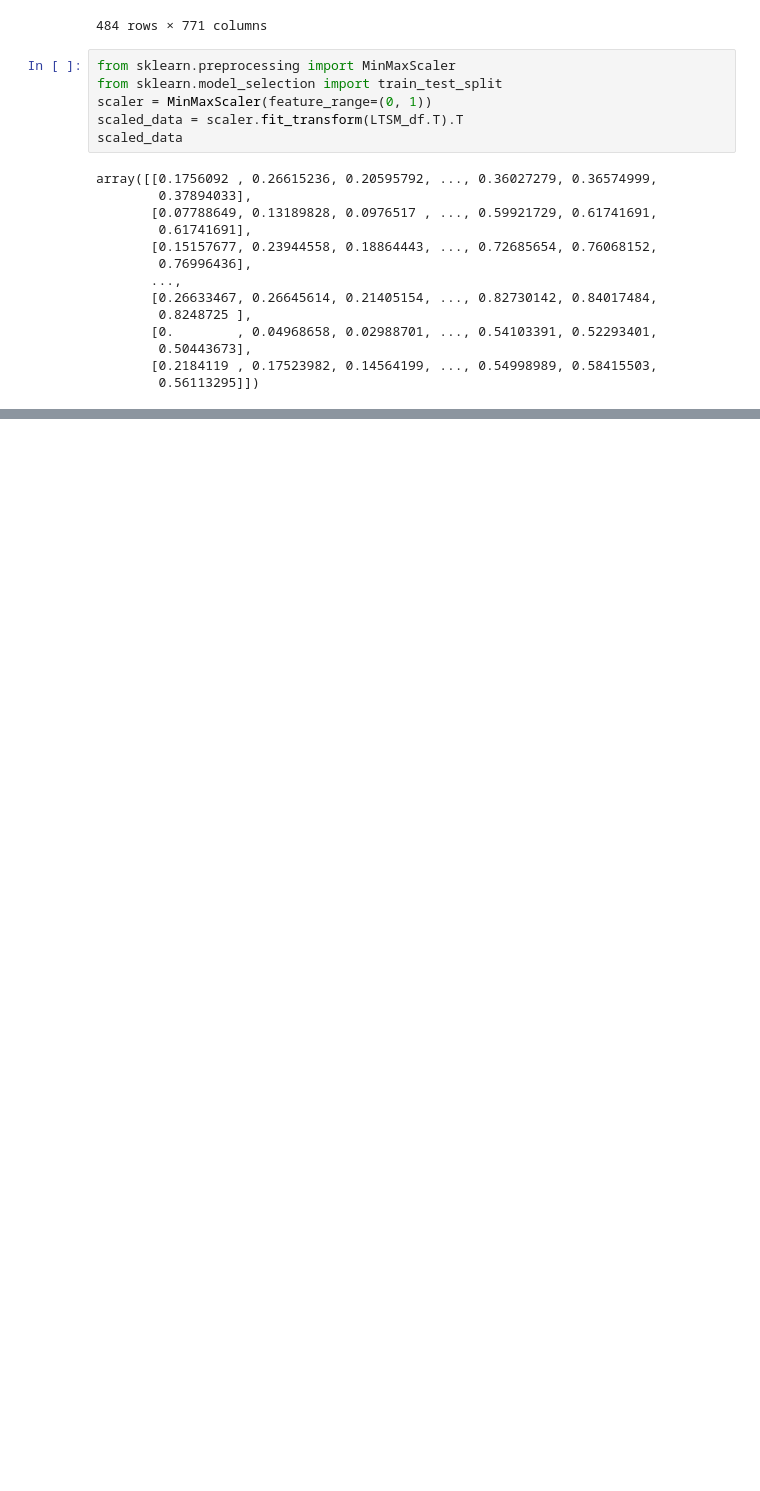
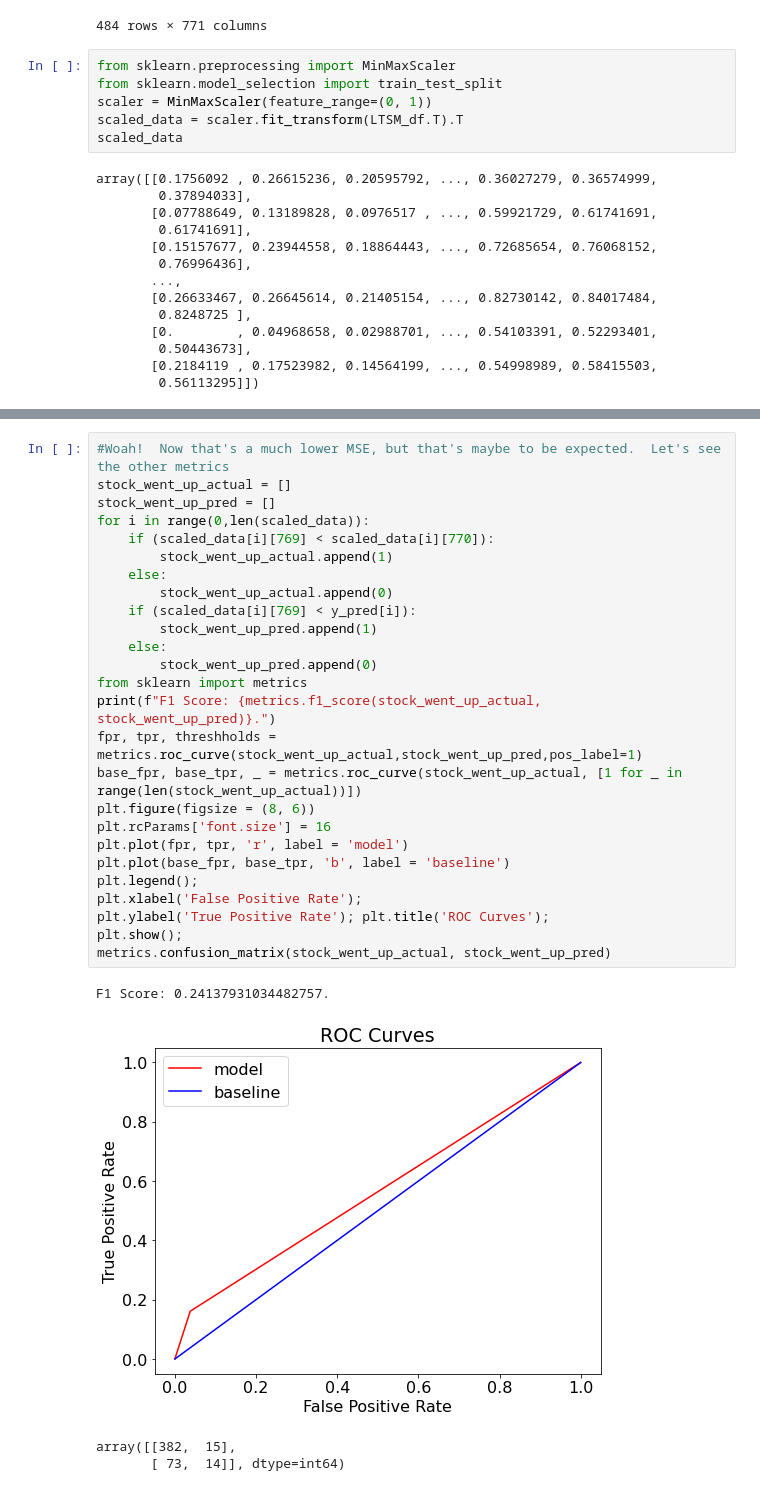
Before and after one commit to KTPrince/587-FinalProject, a Jupyter notebook: Final Project - Stock Market Prediction-S&P500.ipynb, the cells around one changed output, grey strips where cells are left out. Drawn from its saved outputs; the diff is of its cells as text; blank space fills up the shorter version.

```diff
--- a/Final Project - Stock Market Prediction-S&P500.ipynb
+++ b/Final Project - Stock Market Prediction-S&P500.ipynb
@@ -360,0 +451,31 @@ array([[ 10,  81],
+# %%
+#Woah!  Now that's a much lower MSE, but that's maybe to be expected.  Let's see the other metrics
+stock_went_up_actual = []
+stock_went_up_pred = []
+for i in range(0,len(scaled_data)):
+    if (scaled_data[i][769] < scaled_data[i][770]):
+        stock_went_up_actual.append(1)
+    else:
+        stock_went_up_actual.append(0)
+    if (scaled_data[i][769] < y_pred[i]):
+        stock_went_up_pred.append(1)
+    else:
+        stock_went_up_pred.append(0)
+from sklearn import metrics
+print(f"F1 Score: {metrics.f1_score(stock_went_up_actual, stock_went_up_pred)}.")
+fpr, tpr, threshholds = metrics.roc_curve(stock_went_up_actual,stock_went_up_pred,pos_label=1)
+base_fpr, base_tpr, _ = metrics.roc_curve(stock_went_up_actual, [1 for _ in range(len(stock_went_up_actual))])
+plt.figure(figsize = (8, 6))
+plt.rcParams['font.size'] = 16
+plt.plot(fpr, tpr, 'r', label = 'model')
+plt.plot(base_fpr, base_tpr, 'b', label = 'baseline')
+plt.legend();
+plt.xlabel('False Positive Rate');
+plt.ylabel('True Positive Rate'); plt.title('ROC Curves');
+plt.show();
+metrics.confusion_matrix(stock_went_up_actual, stock_went_up_pred)
+# %% [output]
+F1 Score: 0.24137931034482757.
+[figure, added]
+array([[382,  15],
+       [ 73,  14]], dtype=int64)
```
Also changed, not shown: parts of 12 cells of this notebook, 1 other file.
